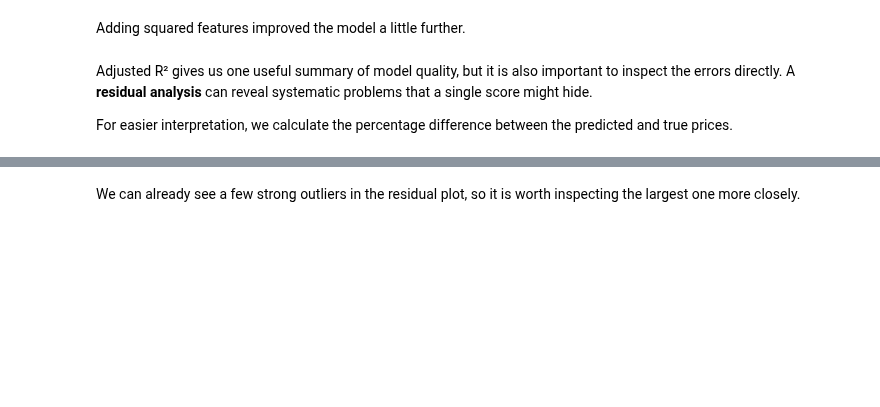
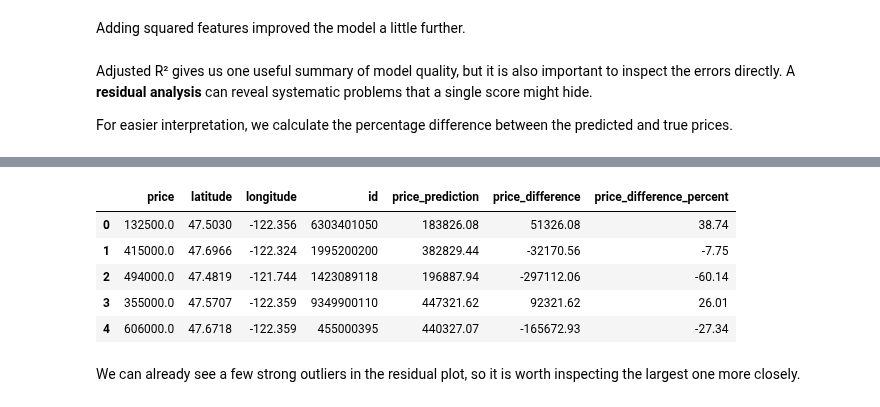
Before and after one commit to rigas-hub/mle-refactoring-project, a Jupyter notebook: King-County.ipynb, the cells around one changed output, grey strips where cells are left out. Cells and saved outputs as stored; diff of their text form; code cells hidden in the pictures; blank space fills up the shorter version.

```diff
--- a/King-County.ipynb
+++ b/King-County.ipynb
@@ -689,13 +979,20 @@ df_error.head(2)
 # %%
 # Add the predicted price and calculate the difference.
 df_error["price_prediction"] = y_predictions.round(2)
 df_error["price_difference"] = (df_error["price_prediction"] - df_error["price"]).round(
     2
 )
 df_error["price_difference_percent"] = (
     (df_error["price_difference"] / df_error["price"]) * 100
 ).round(2)
-df_error.head(2)
+df_error.head()
+# %% [output]
+|  | price | latitude | longitude | id | price_prediction | price_difference | price_difference_percent |
+| 0 | 132500.0 | 47.5030 | -122.356 | 6303401050 | 183826.08 | 51326.08 | 38.74 |
+| 1 | 415000.0 | 47.6966 | -122.324 | 1995200200 | 382829.44 | -32170.56 | -7.75 |
+| 2 | 494000.0 | 47.4819 | -121.744 | 1423089118 | 196887.94 | -297112.06 | -60.14 |
+| 3 | 355000.0 | 47.5707 | -122.359 | 9349900110 | 447321.62 | 92321.62 | 26.01 |
+| 4 | 606000.0 | 47.6718 | -122.359 | 455000395 | 440327.07 | -165672.93 | -27.34 |
 # %%
 fig = px.scatter_map(
     df_error,
```
Also changed, not shown: parts of 57 cells of this notebook, 9 other files.
